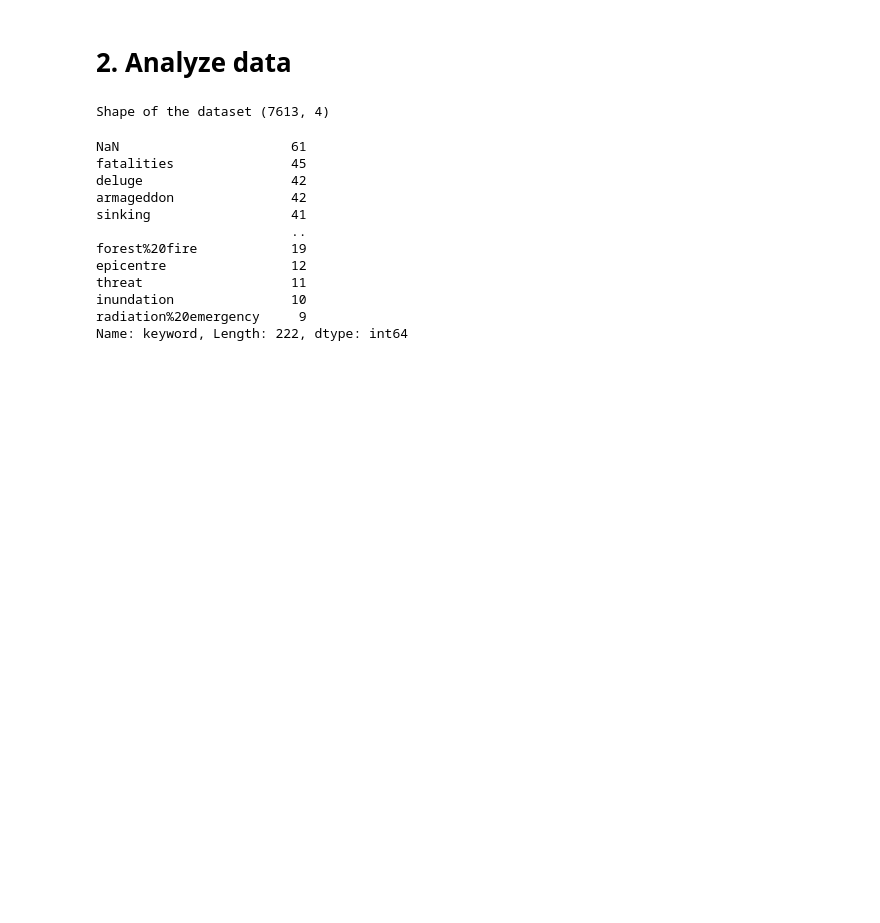
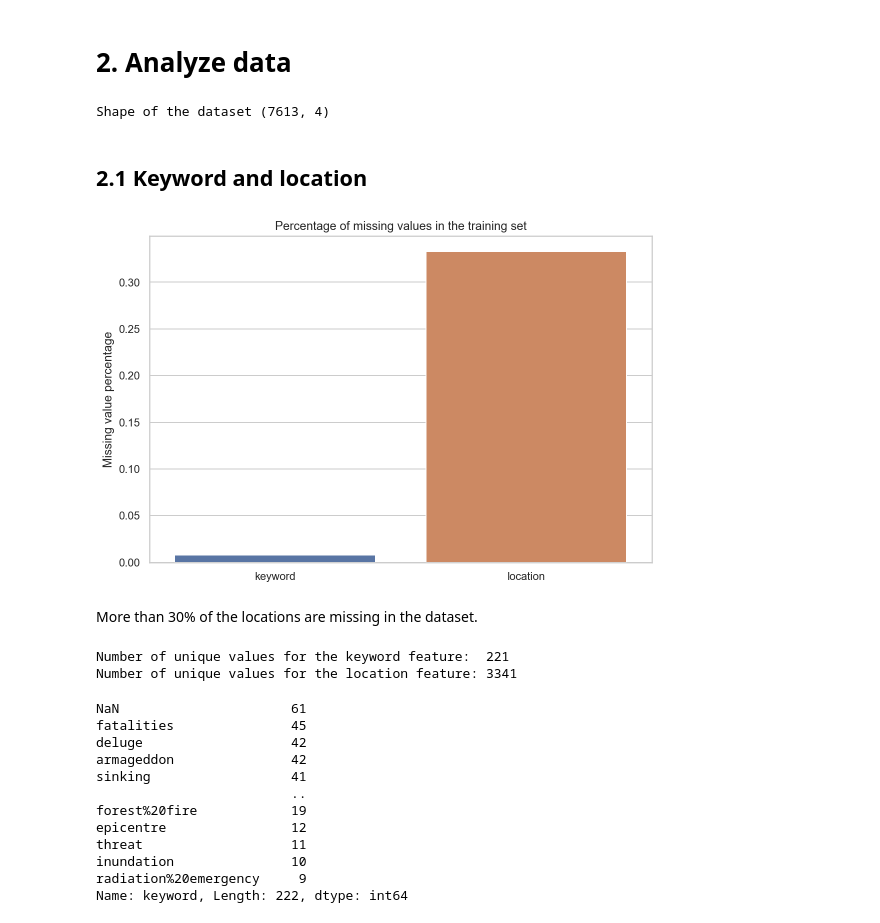
Before and after one commit to BWallyn/nlp_disaster_tweets, a Jupyter notebook: notebooks/1.0-analyze-data.ipynb, the cells around one changed output. Cells and saved outputs as stored; diff of their text form; code cells hidden in the pictures; blank space fills up the shorter version.

```diff
--- a/notebooks/1.0-analyze-data.ipynb
+++ b/notebooks/1.0-analyze-data.ipynb
@@ -10,0 +15,14 @@ import pandas as pd
+# %%
+# Option packages
+
+pd.set_option('display.max_columns', 500)
+
+%load_ext autoreload
+%autoreload 2
+
+%matplotlib inline
+%config InlineBackend.figure_format = 'retina'
+
+sns.set_context("poster")
+sns.set(rc={'figure.figsize': (16, 9.)})
+sns.set_style("whitegrid")
@@ -31,6 +51,30 @@ df.head(2)
 print('Shape of the dataset', df.shape)
 # %% [output]
 Shape of the dataset (7613, 4)
+# %% [markdown]
+## 2.1 Keyword and location
+# %%
+feats = ['keyword', 'location']
+
+fig, ax = plt.subplots(figsize=(9, 6))
+sns.barplot(x=df[feats].isna().sum().index, y=(df[feats].isna().sum() / df.shape[0]).values, ax=ax)
+ax.set_ylabel('Missing value percentage')
+ax.set_title('Percentage of missing values in the training set')
+
+plt.show()
+# %% [output]
+[figure, added]
+# %% [markdown]
+More than 30% of the locations are missing in the dataset.
+# %%
+n_unique_key = df.keyword.nunique()
+n_unique_loc = df.location.nunique()
+
+print('Number of unique values for the keyword feature: ', n_unique_key)
+print('Number of unique values for the location feature:', n_unique_loc)
+# %% [output]
+Number of unique values for the keyword feature:  221
+Number of unique values for the location feature: 3341
 # %%
 df.keyword.value_counts(dropna=False)
 # %% [output]
```
Also changed, not shown: parts of 12 cells of this notebook.
